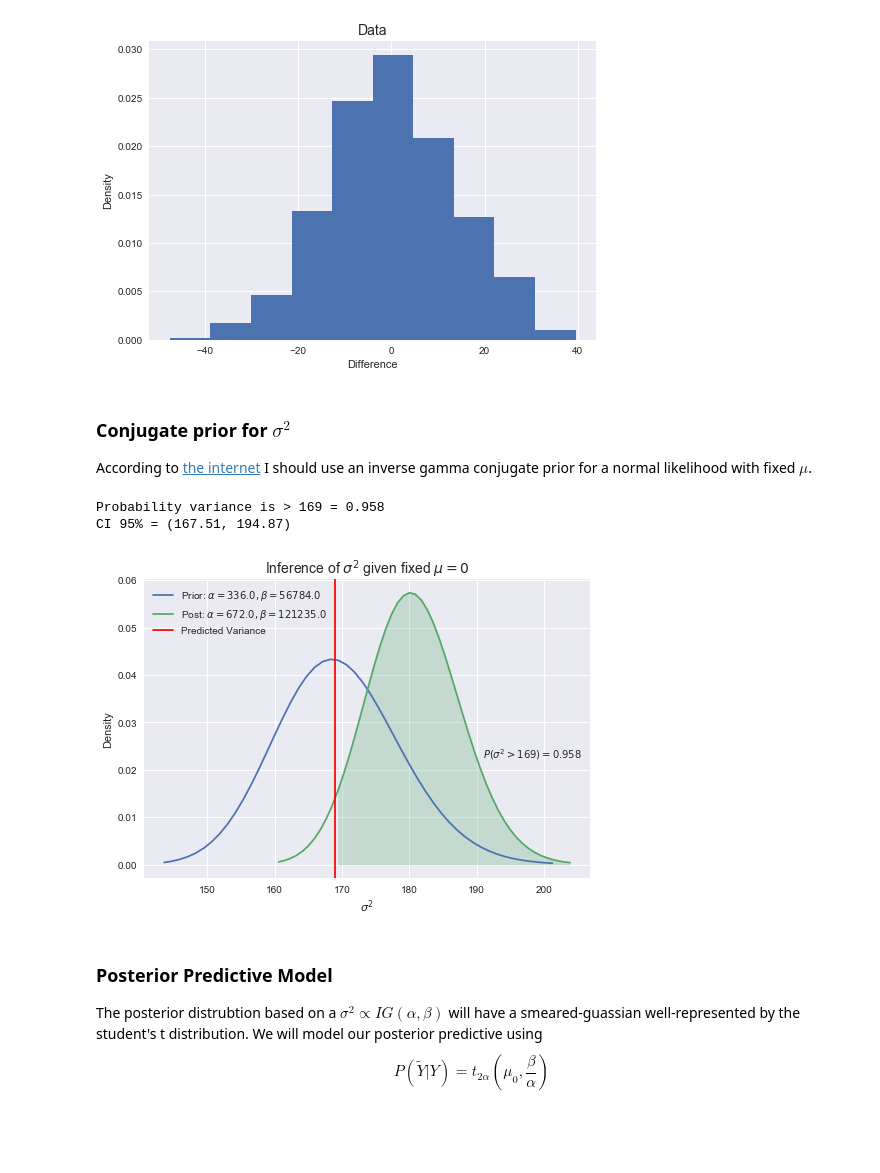
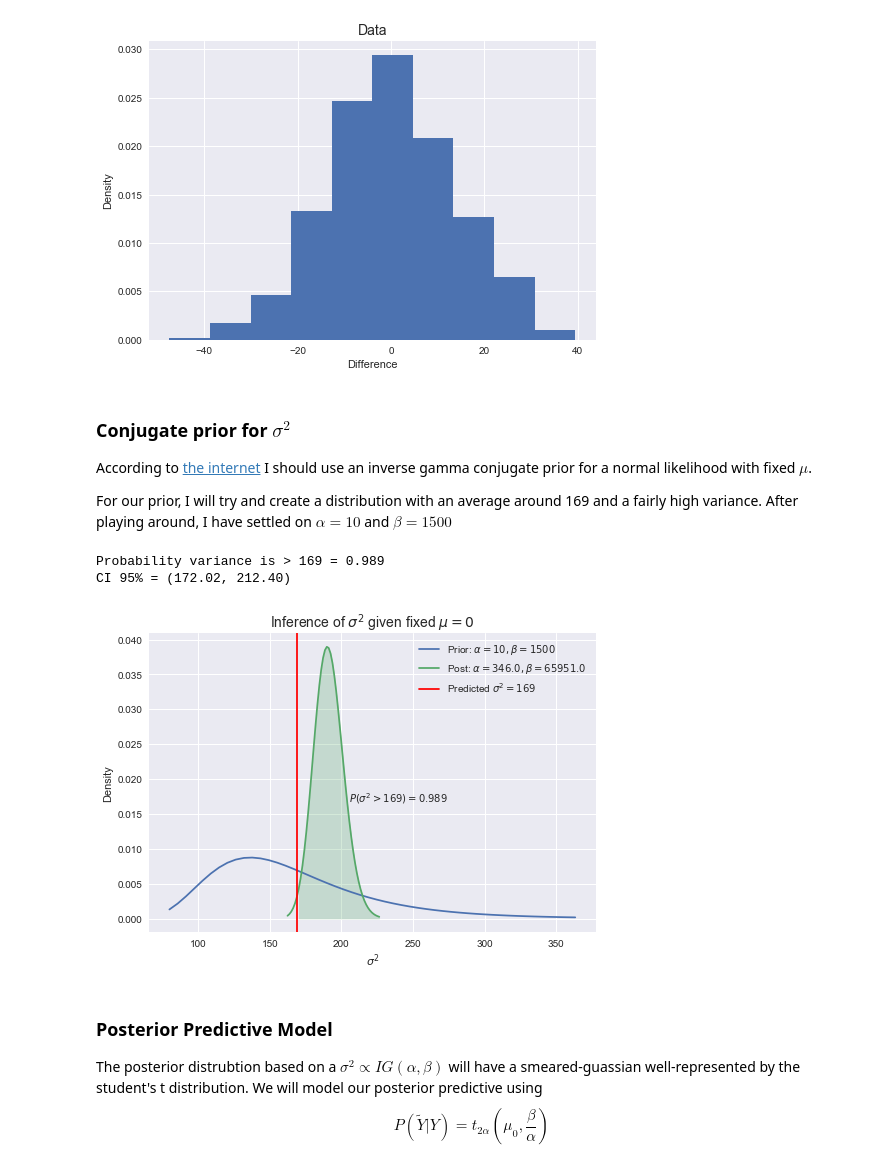
Before and after one commit to mileslucas/stat444, a Jupyter notebook: hw1/hw1.ipynb, the cells around one changed output. Saved outputs shown, nothing was run; the diff lists cells and outputs as text; code cells hidden in the pictures; blank space fills up the shorter version.

```diff
--- a/hw1/hw1.ipynb
+++ b/hw1/hw1.ipynb
@@ -25,37 +24,39 @@ plt.ylabel('Density');
 ### Conjugate prior for $\sigma^2$
 
 According to [the internet](https://en.wikipedia.org/wiki/Conjugate_prior) I should use an inverse gamma conjugate prior for a normal likelihood with fixed $\mu$.
+
+For our prior, I will try and create a distribution with an average around 169 and a fairly high variance. After playing around, I have settled on $\alpha = 10$ and $\beta = 1500$
 # %%
 n = len(data['diff'])
 mu0 = 0
-a_prior =  n / 2
-b_prior = 169 * n / 2
+a_prior =  10
+b_prior = 1500
 a_post = a_prior + n / 2
 b_post = b_prior + np.sum((data['diff'] - mu0)**2)/2
 
 prior = invgamma(a=a_prior, scale=b_prior)
 post = invgamma(a=a_post, scale=b_post)
-t_prior = np.linspace(*prior.ppf([0.001, 0.999]))
+t_prior = np.linspace(*prior.ppf([0.01, 0.99]))
 t_post = np.linspace(*post.ppf([0.001, 0.999]))
 prob = 1 - post.cdf(169)
 
 print('Probability variance is > 169 = {:.3f}'.format(prob))
 print('CI 95% = ({:.2f}, {:.2f})'.format(*post.interval(0.95)))
 # %% [output]
-Probability variance is > 169 = 0.958
-CI 95% = (167.51, 194.87)
+Probability variance is > 169 = 0.989
+CI 95% = (172.02, 212.40)
 # %%
 plt.title(r'Inference of $\sigma^2$ given fixed $\mu=0$', fontsize=14)
 plt.plot(t_prior, prior.pdf(t_prior), label=rf'Prior: $\alpha={a_prior}, \beta={b_prior}$')
 plt.plot(t_post, post.pdf(t_post), label=rf'Post: $\alpha={a_post}, \beta={b_post}$')
-plt.fill_between(t_post[t_post>169], 0, post.pdf(t_post[t_post>169]), color='C1', alpha=.25)
-plt.axvline(169, c='r', label='Predicted Variance')
+plt.fill_between(t_post[t_post>=169], 0, post.pdf(t_post[t_post>=169]), color='C1', alpha=.25)
+plt.axvline(169, c='r', label=r'Predicted $\sigma^2=169$')
 plt.xlabel(r'$\sigma^2$')
 plt.ylabel('Density')
-plt.text(191, post.pdf(190), rf'$P(\sigma^2>169)={prob:.3f}$')
+plt.text(205, post.pdf(204), rf'$P(\sigma^2>169)={prob:.3f}$')
 plt.legend();
 # %% [output]
-[figure, old version]
+[figure, new version]
 # %% [markdown]
 ### Posterior Predictive Model
 The posterior distrubtion based on a $\sigma^2\propto IG(\alpha, \beta)$ will have a smeared-guassian well-represented by the student's t distribution. We will model our posterior predictive using
```
Also changed, not shown: parts of 4 cells of this notebook, 3 other files.
